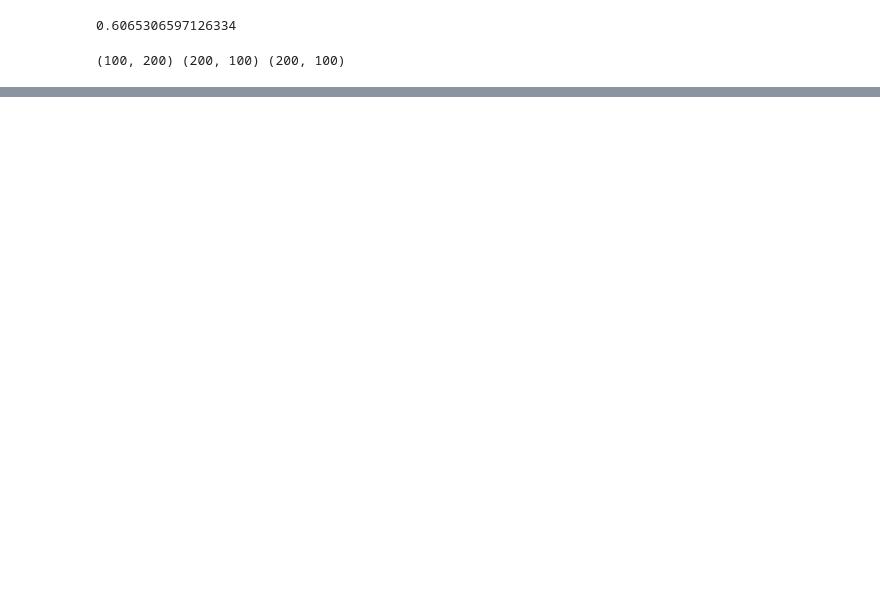
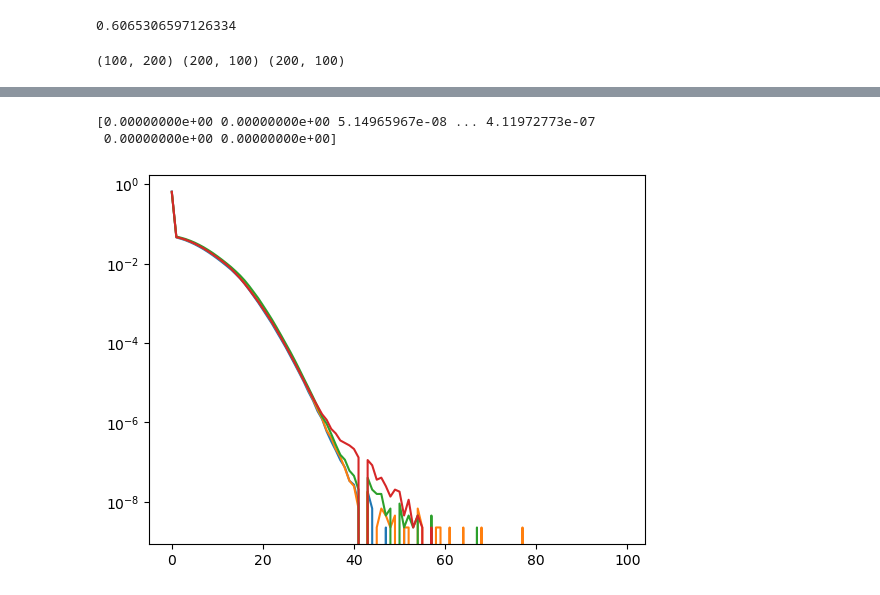
Before and after one commit to Eigil121/particle_tracking_02456, a Jupyter notebook: notebooks/SimulatedData.ipynb, the cells around one changed output, grey strips where cells are left out. Saved outputs shown, nothing was run; the diff lists cells and outputs as text; code cells hidden in the pictures; blank space fills up the shorter version.

```diff
--- a/notebooks/SimulatedData.ipynb
+++ b/notebooks/SimulatedData.ipynb
@@ -103,0 +178,6 @@ print(positionLabel)
+# %%
+CamDataNormalized=np.zeros(np.shape(CamData))
+print(np.shape(CamDataNormalized),np.size(CamDataNormalized))
+Test=np.zeros(400)
+Test=np.reshape(Test,(100,4))
+print(np.shape(Test))
@@ -103,0 +207,14 @@ print(positionLabel)
+# %%
+test=rdNoise(CamDataNormalizedCumalative,100000000)
+#test_norm=test[:]/np.sum(test[:])
+print(test_norm)
+# %% [output]
+[0.00000000e+00 0.00000000e+00 5.14965967e-08 ... 4.11972773e-07
+ 0.00000000e+00 0.00000000e+00]
+# %%
+plt.plot(CamDataNormalized)
+#plt.plot(test_norm,'k-')
+plt.yscale('log')
+plt.show()
+# %% [output]
+[figure, added]
```
Also changed, not shown: parts of 21 cells of this notebook, 7 other files.
